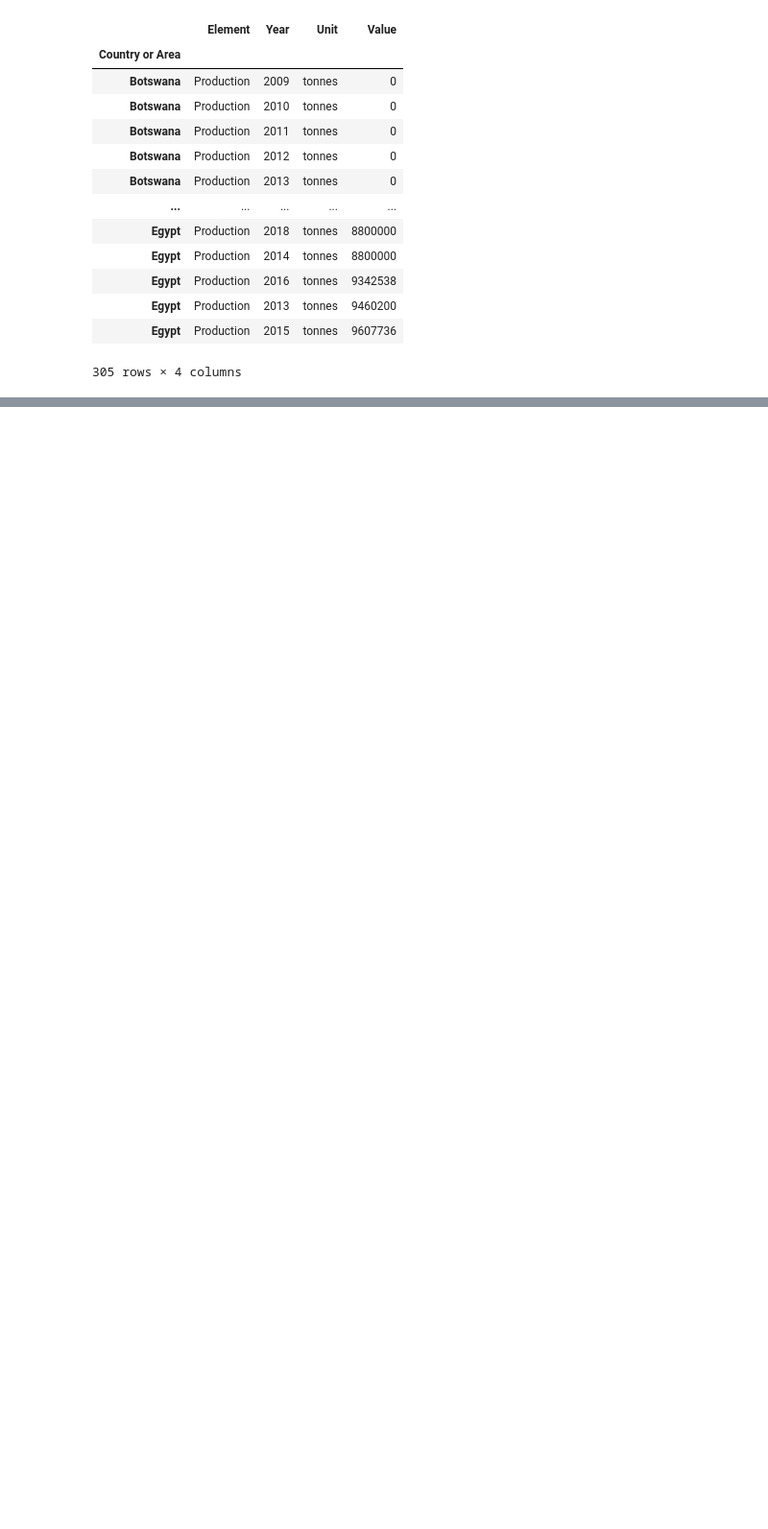
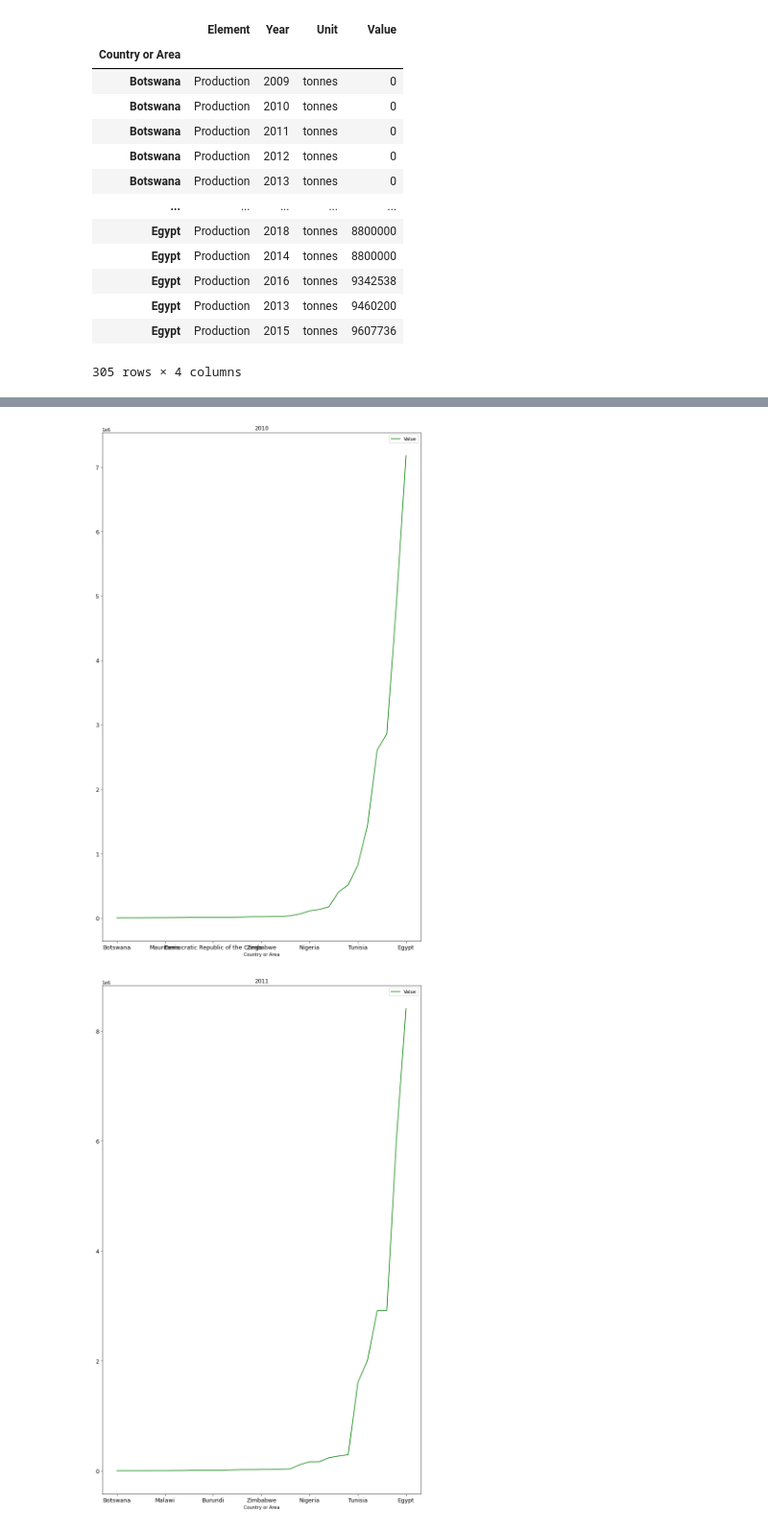
Before and after one commit to emma-ajay/Data_visualization_cen_414, a Jupyter notebook: cen414 assignment .ipynb, the cells around one changed output, grey strips where cells are left out. Shown at 96% size. Saved outputs shown, nothing was run; the diff lists cells and outputs as text; code cells hidden in the pictures; blank space fills up the shorter version.

```diff
--- a/cen414 assignment .ipynb
+++ b/cen414 assignment .ipynb
@@ -46,0 +64,9 @@ data
+# %%
+for year in range(2010, 2020):
+    try:
+        data[data["Year"] == year].plot.line(y='Value',color='g',figsize=(12.5, 20.5), title=year, fontsize=12.5)
+    except:
+        continue
+# %% [output]
+[figure, added]
+[figure, added]
```
Also changed, not shown: parts of 2 cells of this notebook.
